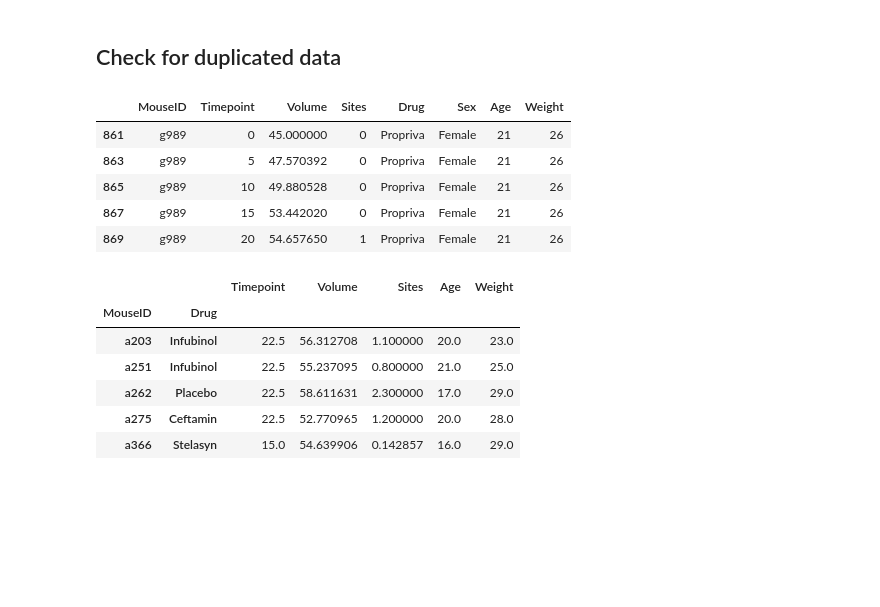
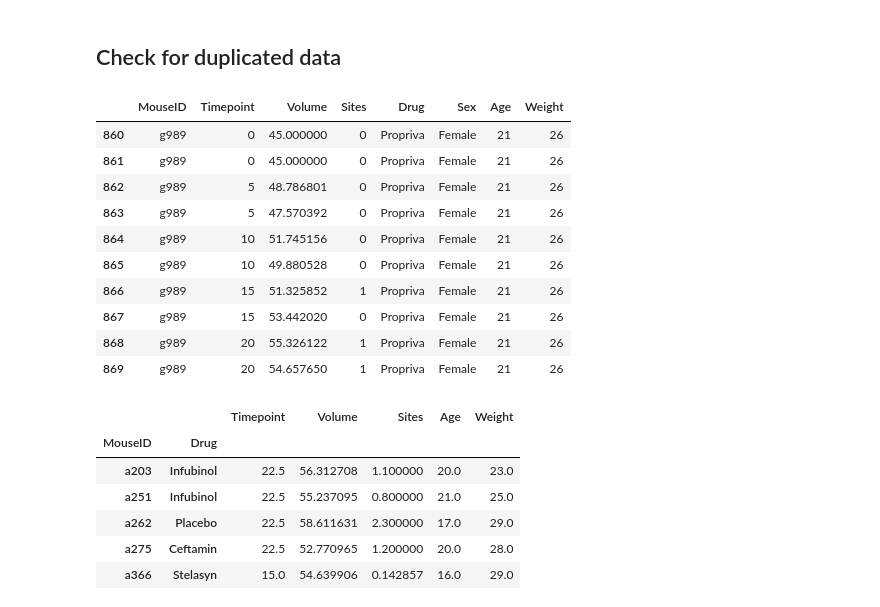
Before and after one commit to ejw-data/matplotlib-drug-eval, a Jupyter notebook: drug_analysis.ipynb, the cells around one changed output. Drawn from its saved outputs; the diff is of its cells as text; code cells hidden in the pictures; blank space fills up the shorter version.

```diff
--- a/drug_analysis.ipynb
+++ b/drug_analysis.ipynb
@@ -50,14 +50,19 @@ The number of mice in the dataset is 249.
 # %%
 # only one measurement per mouse per time point should be possible
 # check for duplicates and display all repeated measurements
-repeated_mouse_id = tumor_df[tumor_df.duplicated(subset=['MouseID', 'Timepoint']) == True]
+repeated_mouse_id = tumor_df[tumor_df.duplicated(subset=['MouseID', 'Timepoint'], keep=False) == True]
 repeated_mouse_id
 # %% [output]
 |  | MouseID | Timepoint | Volume | Sites | Drug | Sex | Age | Weight |
+| 860 | g989 | 0 | 45.000000 | 0 | Propriva | Female | 21 | 26 |
 | 861 | g989 | 0 | 45.000000 | 0 | Propriva | Female | 21 | 26 |
+| 862 | g989 | 5 | 48.786801 | 0 | Propriva | Female | 21 | 26 |
 | 863 | g989 | 5 | 47.570392 | 0 | Propriva | Female | 21 | 26 |
+| 864 | g989 | 10 | 51.745156 | 0 | Propriva | Female | 21 | 26 |
 | 865 | g989 | 10 | 49.880528 | 0 | Propriva | Female | 21 | 26 |
+| 866 | g989 | 15 | 51.325852 | 1 | Propriva | Female | 21 | 26 |
 | 867 | g989 | 15 | 53.442020 | 0 | Propriva | Female | 21 | 26 |
+| 868 | g989 | 20 | 55.326122 | 1 | Propriva | Female | 21 | 26 |
 | 869 | g989 | 20 | 54.657650 | 1 | Propriva | Female | 21 | 26 |
 # %%
 # check for misssing data
```
Also changed, not shown: parts of 9 cells of this notebook, 1 other file.
